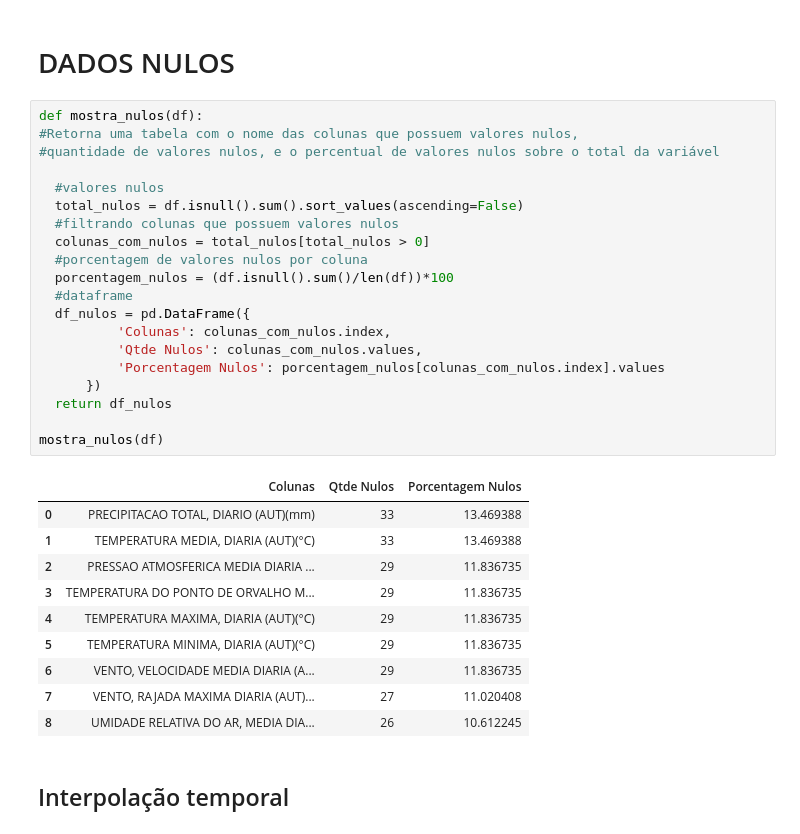
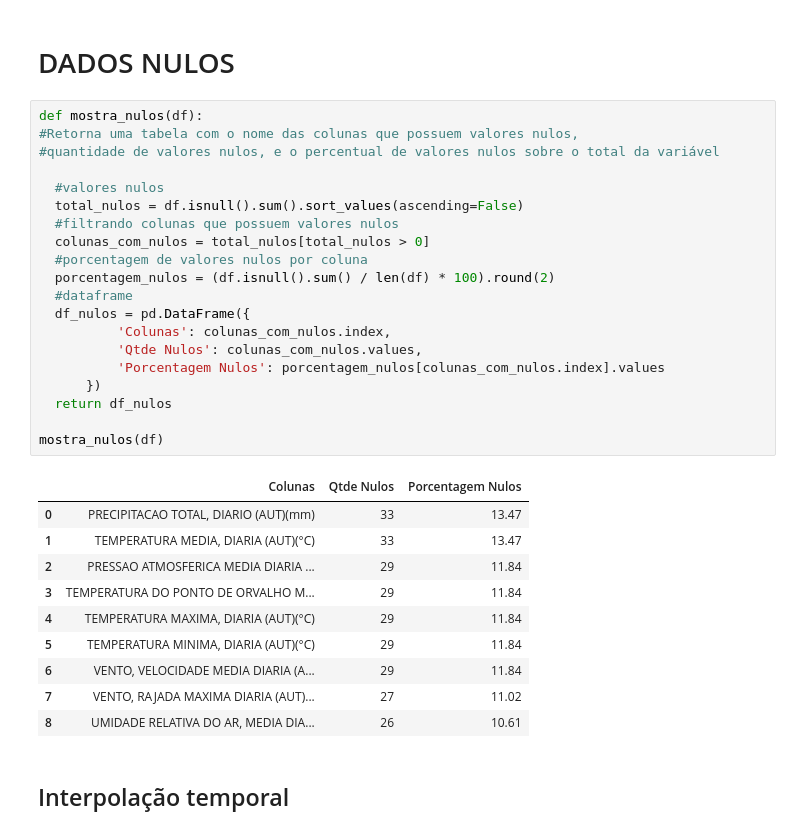
Before and after one commit to matheusmeneguelli/tcc-clusterizacao-vila-velha-es, a Jupyter notebook: previsao_vv.ipynb, the cells around one changed output. Cells and saved outputs as stored; diff of their text form.

```diff
--- a/previsao_vv.ipynb
+++ b/previsao_vv.ipynb
@@ -281,34 +306,34 @@ Além disso, a análise estatística por meio do teste ANOVA demonstrou que toda
 # %%
 def mostra_nulos(df):
 #Retorna uma tabela com o nome das colunas que possuem valores nulos,
 #quantidade de valores nulos, e o percentual de valores nulos sobre o total da variável
 
   #valores nulos
   total_nulos = df.isnull().sum().sort_values(ascending=False)
   #filtrando colunas que possuem valores nulos
   colunas_com_nulos = total_nulos[total_nulos > 0]
   #porcentagem de valores nulos por coluna
-  porcentagem_nulos = (df.isnull().sum()/len(df))*100
+  porcentagem_nulos = (df.isnull().sum() / len(df) * 100).round(2)
   #dataframe
   df_nulos = pd.DataFrame({
           'Colunas': colunas_com_nulos.index,
           'Qtde Nulos': colunas_com_nulos.values,
           'Porcentagem Nulos': porcentagem_nulos[colunas_com_nulos.index].values
       })
   return df_nulos
 
 mostra_nulos(df)
 # %% [output]
 |  | Colunas | Qtde Nulos | Porcentagem Nulos |
-| 0 | PRECIPITACAO TOTAL, DIARIO (AUT)(mm) | 33 | 13.469388 |
-| 1 | TEMPERATURA MEDIA, DIARIA (AUT)(°C) | 33 | 13.469388 |
-| 2 | PRESSAO ATMOSFERICA MEDIA DIARIA ... | 29 | 11.836735 |
-| 3 | TEMPERATURA DO PONTO DE ORVALHO M... | 29 | 11.836735 |
-| 4 | TEMPERATURA MAXIMA, DIARIA (AUT)(°C) | 29 | 11.836735 |
-| 5 | TEMPERATURA MINIMA, DIARIA (AUT)(°C) | 29 | 11.836735 |
-| 6 | VENTO, VELOCIDADE MEDIA DIARIA (A... | 29 | 11.836735 |
-| 7 | VENTO, RAJADA MAXIMA DIARIA (AUT)... | 27 | 11.020408 |
-| 8 | UMIDADE RELATIVA DO AR, MEDIA DIA... | 26 | 10.612245 |
+| 0 | PRECIPITACAO TOTAL, DIARIO (AUT)(mm) | 33 | 13.47 |
+| 1 | TEMPERATURA MEDIA, DIARIA (AUT)(°C) | 33 | 13.47 |
+| 2 | PRESSAO ATMOSFERICA MEDIA DIARIA ... | 29 | 11.84 |
+| 3 | TEMPERATURA DO PONTO DE ORVALHO M... | 29 | 11.84 |
+| 4 | TEMPERATURA MAXIMA, DIARIA (AUT)(°C) | 29 | 11.84 |
+| 5 | TEMPERATURA MINIMA, DIARIA (AUT)(°C) | 29 | 11.84 |
+| 6 | VENTO, VELOCIDADE MEDIA DIARIA (A... | 29 | 11.84 |
+| 7 | VENTO, RAJADA MAXIMA DIARIA (AUT)... | 27 | 11.02 |
+| 8 | UMIDADE RELATIVA DO AR, MEDIA DIA... | 26 | 10.61 |
 # %% [markdown]
 ## Interpolação temporal
 # %% [markdown]
```
Also changed, not shown: parts of 7 cells of this notebook.
